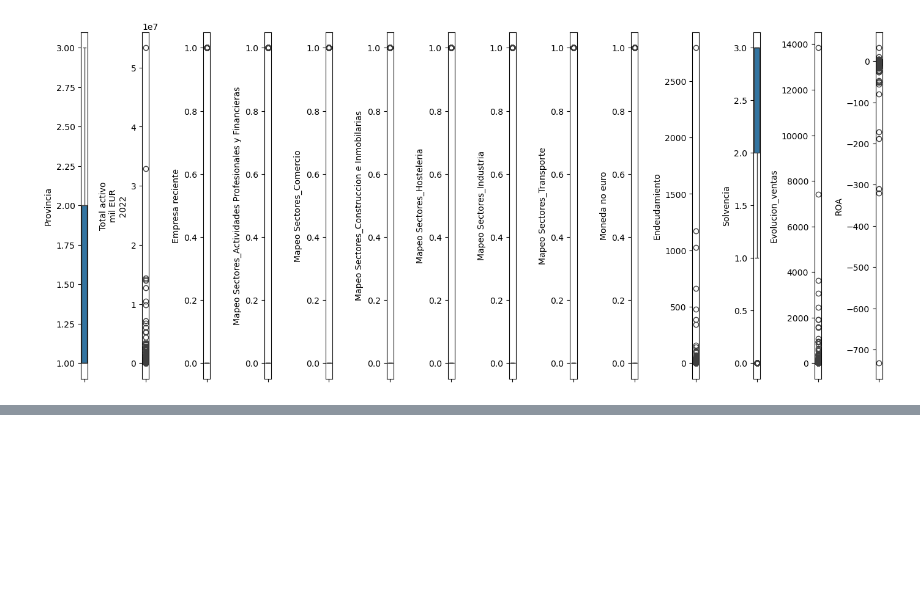
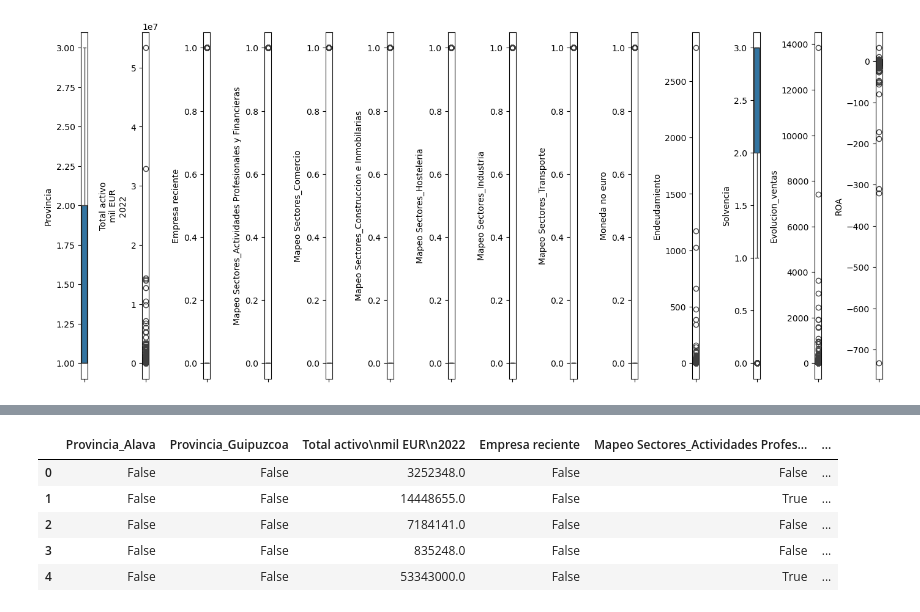
Before and after one commit to Aristondo/Equipo-Naranja, a Jupyter notebook: Reto_Analisis.ipynb, the cells around one changed output, grey strips where cells are left out. Saved outputs shown, nothing was run; the diff lists cells and outputs as text; code cells hidden in the pictures; blank space fills up the shorter version.

```diff
--- a/Reto_Analisis.ipynb
+++ b/Reto_Analisis.ipynb
@@ -38,0 +107,15 @@ for i in range(0,len(l)):
+# %%
+n_clusters = 11
+model = AgglomerativeClustering(n_clusters = n_clusters, connectivity=None, linkage = 'ward', distance_threshold = None)
+clusters = model.fit_predict(data_pesos)
+
+df_analisis_sinind['Cluster'] = clusters
+# %%
+df_analisis_sinind.head()
+# %% [output]
+|  | Provincia_Alava | Provincia_Guipuzcoa | Total activo\nmil EUR\n2022 | Empresa reciente | Mapeo Sectores_Actividades Profes... | ... |
+| 0 | False | False | 3252348.0 | False | False | ... |
+| 1 | False | False | 14448655.0 | False | True | ... |
+| 2 | False | False | 7184141.0 | False | False | ... |
+| 3 | False | False | 835248.0 | False | False | ... |
+| 4 | False | False | 53343000.0 | False | True | ... |
```
Also changed, not shown: parts of 17 cells of this notebook.
